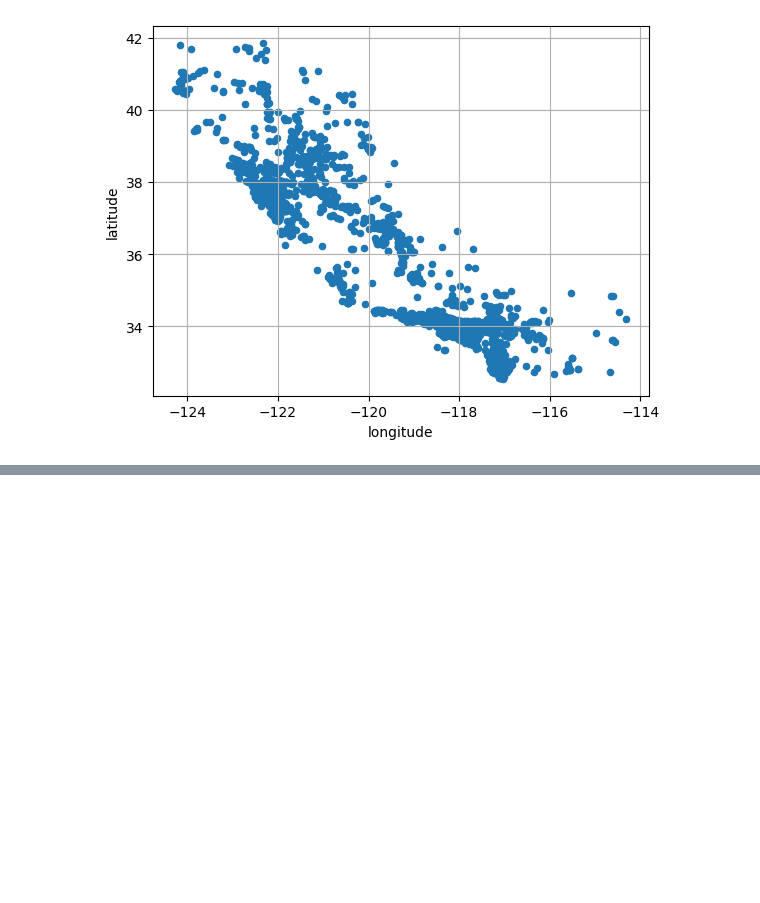
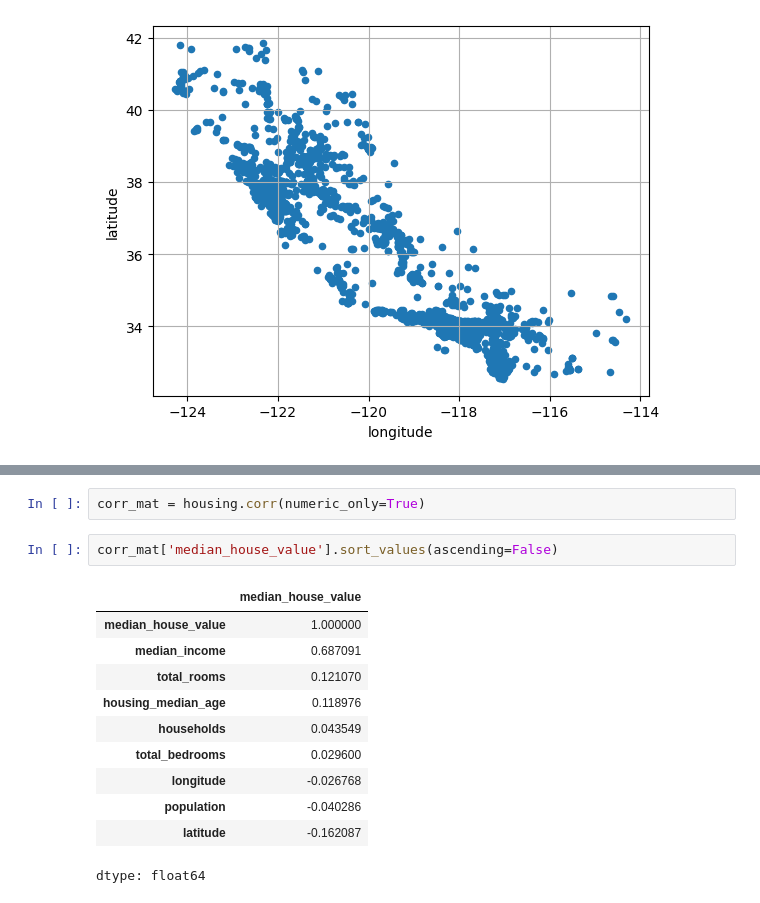
Before and after one commit to gowthamkaruturi/ai-engineer-roadmap, a Jupyter notebook: dataframes.ipynb, the cells around one changed output, grey strips where cells are left out. Saved outputs shown, nothing was run; the diff lists cells and outputs as text; blank space fills up the shorter version.

```diff
--- a/dataframes.ipynb
+++ b/dataframes.ipynb
@@ -146,0 +149,16 @@ plt.show()
+# %%
+corr_mat = housing.corr(numeric_only=True)
+# %%
+corr_mat['median_house_value'].sort_values(ascending=False)
+# %% [output]
+|  | median_house_value |
+| median_house_value | 1.000000 |
+| median_income | 0.687091 |
+| total_rooms | 0.121070 |
+| housing_median_age | 0.118976 |
+| households | 0.043549 |
+| total_bedrooms | 0.029600 |
+| longitude | -0.026768 |
+| population | -0.040286 |
+| latitude | -0.162087 |
+dtype: float64
```
Also changed, not shown: parts of 1 cell of this notebook.
